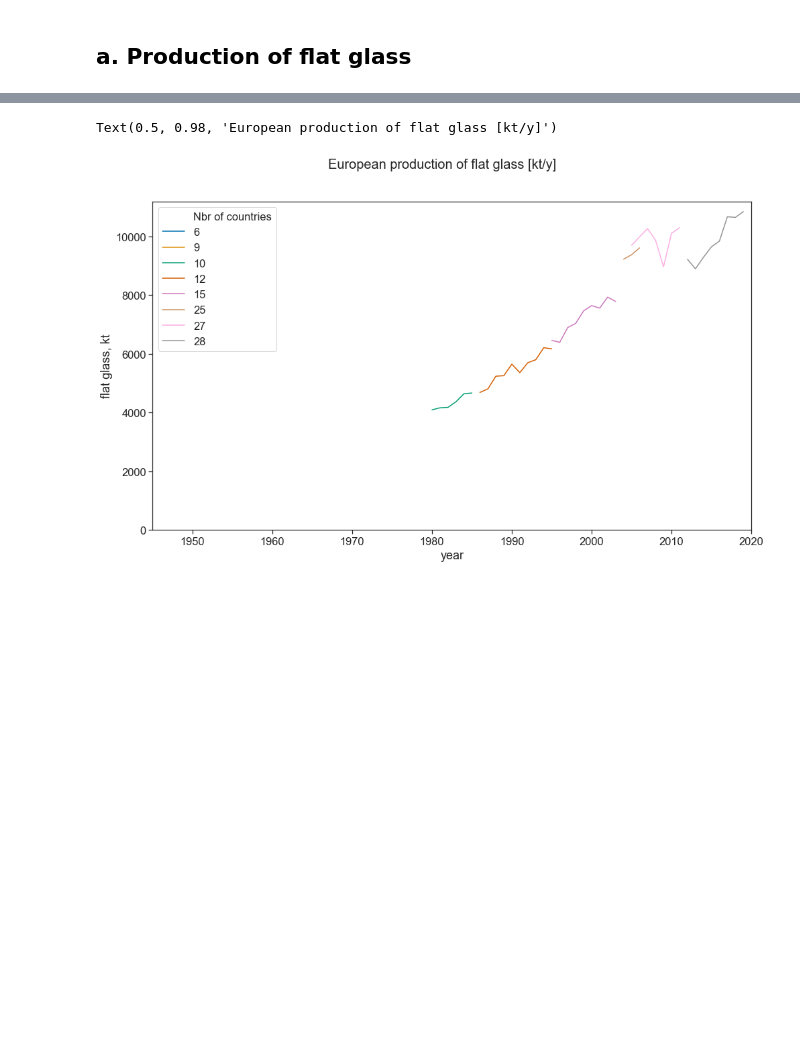
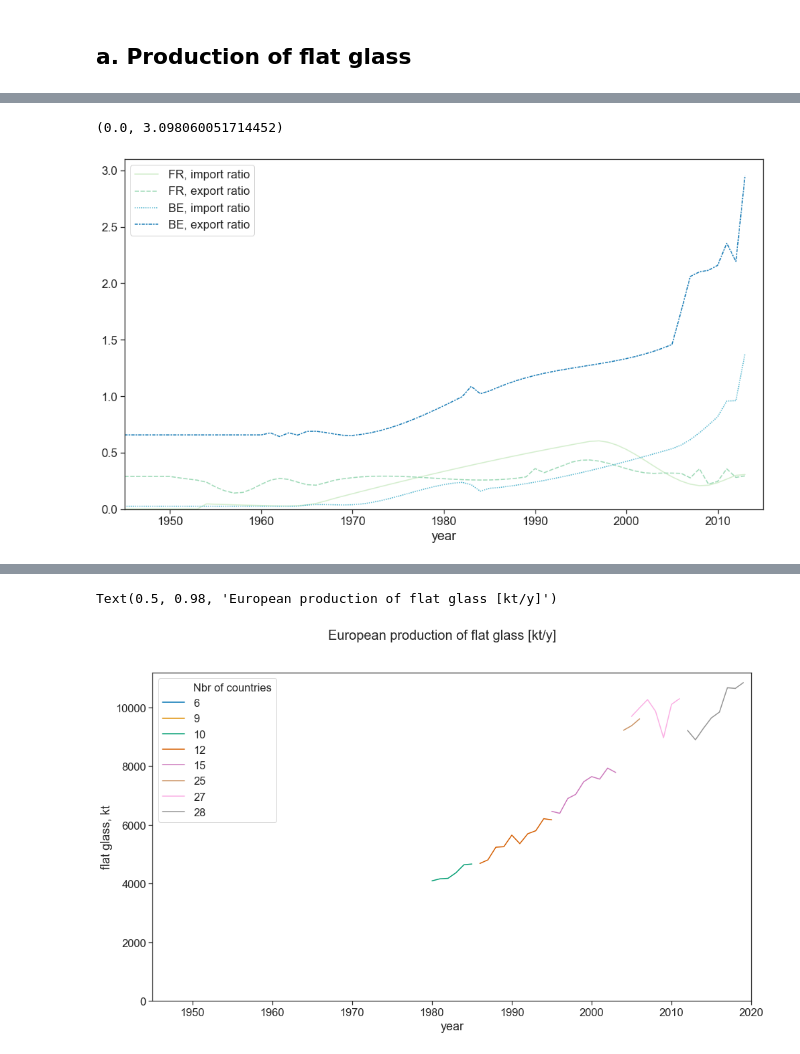
Before and after one commit to JeanSouv/01_MFA_GlassIndustry, a Jupyter notebook: MFA_FlatGlassIndustry.ipynb, the cells around one changed output, grey strips where cells are left out. Drawn from its saved outputs; the diff is of its cells as text; code cells hidden in the pictures; blank space fills up the shorter version.

```diff
--- a/MFA_FlatGlassIndustry.ipynb
+++ b/MFA_FlatGlassIndustry.ipynb
@@ -85,0 +127,15 @@ BE_FR_Prod
+# %%
+#Creating only one dataset for French flat glass production,
+#making SESSI data our first choice
+BE_FR_Use['FR, prod [kt]'] = BE_FR_FlatGlassProd['FR_SESSI']
+
+Bool = pd.isna(BE_FR_FlatGlassProd['FR_SESSI'])
+
+for i in BE_FR_FlatGlassProd.index:
+    if Bool[i]:
+        BE_FR_Use['FR, prod [kt]'][i] = BE_FR_FlatGlassProd['FR_INSEE'][i]
+
+#Adding Belgian flat glass production
+BE_FR_Use['BE, prod [kt]'] = BE_FR_FlatGlassProd['BE']
+
+BE_FR_Use[30:40]
@@ -85,0 +155,23 @@ BE_FR_Prod
+# %%
+#Estimating the ratio importation/production and exportation/production
+BE_FR_UseRatio = BE_FR_Use.reset_index()[['year']].set_index('year')
+
+BE_FR_UseRatio['FR, import ratio'] = BE_FR_Use['FR, import [kt]'] \
+                                    / BE_FR_Use['FR, prod [kt]']
+BE_FR_UseRatio['FR, export ratio'] = BE_FR_Use['FR, export [kt]'] \
+                                    / BE_FR_Use['FR, prod [kt]']
+
+BE_FR_UseRatio['BE, import ratio'] = BE_FR_Use['BE, import [kt]'] \
+                                    / BE_FR_Use['BE, prod [kt]']
+BE_FR_UseRatio['BE, export ratio'] = BE_FR_Use['BE, export [kt]'] \
+                                    / BE_FR_Use['BE, prod [kt]']
+
+BE_FR_UseRatio[-20:]
+
+#Akima interpolation for missing data
+BE_FR_UseRatio = BE_FR_UseRatio.interpolate(method='akima')
+
+#Linear interpolation for the first years
+BE_FR_UseRatio = BE_FR_UseRatio.interpolate(limit_direction='backward')
+
+BE_FR_UseRatio[20:30]
@@ -85,0 +191,10 @@ BE_FR_Prod
+# %%
+fig, ax = plt.subplots()
+
+sns.lineplot(data=BE_FR_UseRatio, palette="GnBu")
+
+ax.set_xlim(1945,2015)
+ax.set_ylim(ymin=0)
+# %% [output]
+(0.0, 3.098060051714452)
+[figure, added]
```
Also changed, not shown: parts of 37 cells of this notebook, 3 other files.
